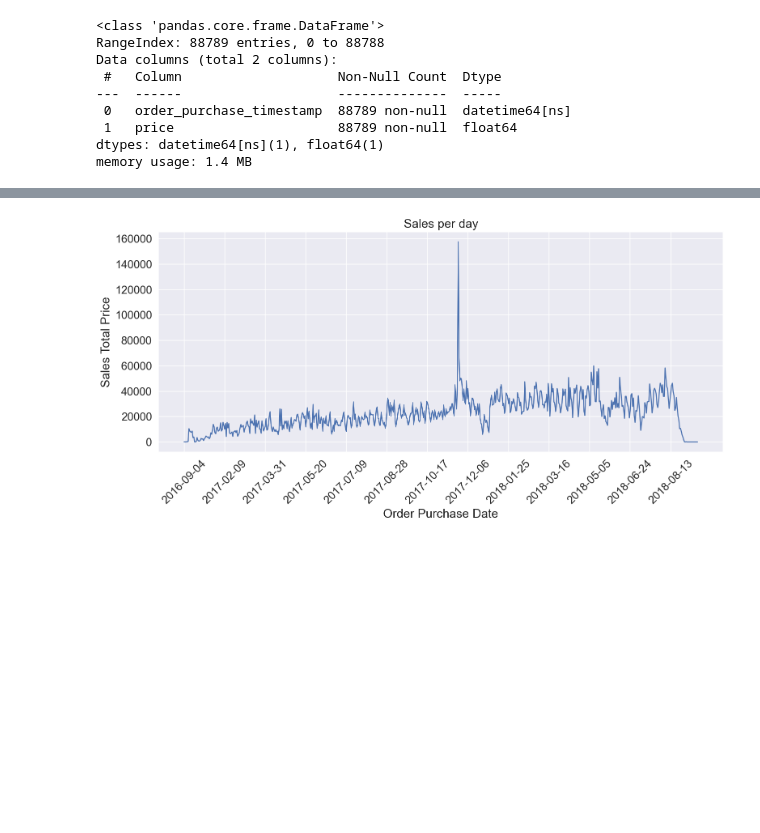
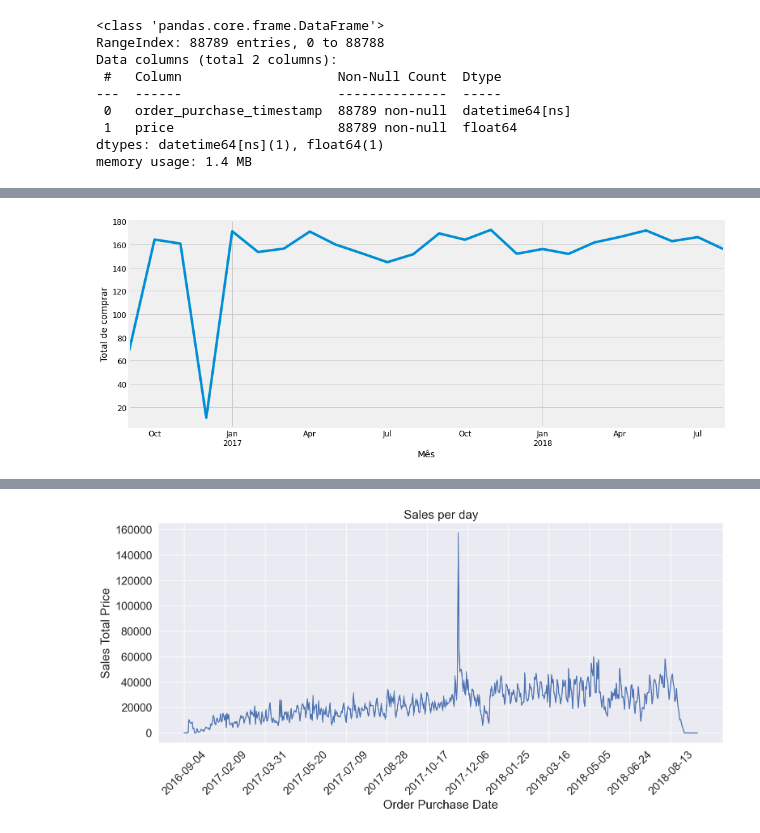
Before and after one commit to matusalemcassim/stack-labs, a Jupyter notebook: OLIST (1).ipynb, the cells around one changed output, grey strips where cells are left out. Cells and saved outputs as stored; diff of their text form; code cells hidden in the pictures; blank space fills up the shorter version.

```diff
--- a/OLIST (1).ipynb
+++ b/OLIST (1).ipynb
@@ -327,0 +338,2 @@ df_sale
+# %%
+df_sale = df_sale.sort_values('order_purchase_timestamp')
@@ -327,0 +346,2 @@ df_sale
+# %%
+df_previsao = df_sale.set_index('order_purchase_timestamp')
@@ -327,0 +359,3 @@ df_sale
+# %%
+previsao = df_previsao['price'].resample('MS').mean()
+previsao.fillna(df_previsao['price'].mean(), inplace=True)
@@ -327,0 +382,2 @@ df_sale
+# %%
+previsao2 = previsao.drop(labels=['2018-09-01', '2018-10-01'])
@@ -327,0 +416,9 @@ df_sale
+# %%
+previsao2.plot(figsize=(15, 6))
+plt.xlabel("Mês")
+plt.ylabel("Total de comprar")
+plt.show()
+
+# OBSERVA-SE QUE NO MÊS 11 (NOVEMBRO) NÃO HÁ REGISTROS, SENDO ASSIM EXISTE UM GAP NA VISUALIZAÇÃO DAS VENDAS. AINDA TEMOS QUE TRABALHAR PARA ENTENDER O PORQUE DESSE GAP NOS DADOS.
+# %% [output]
+[figure, added]
```
Also changed, not shown: parts of 29 cells of this notebook.
